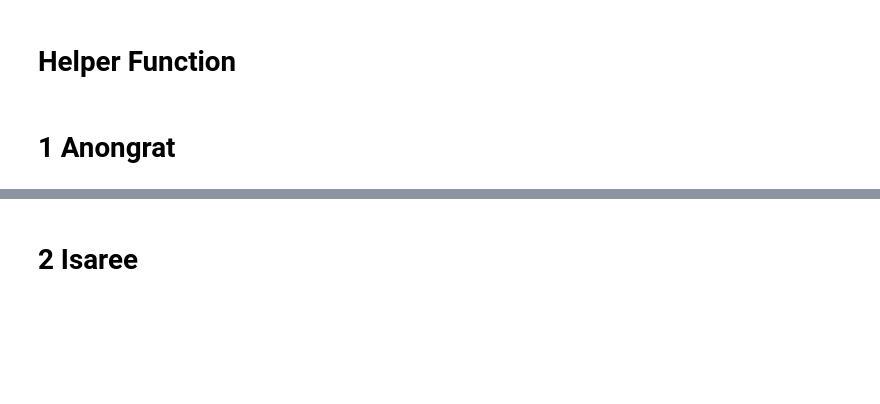
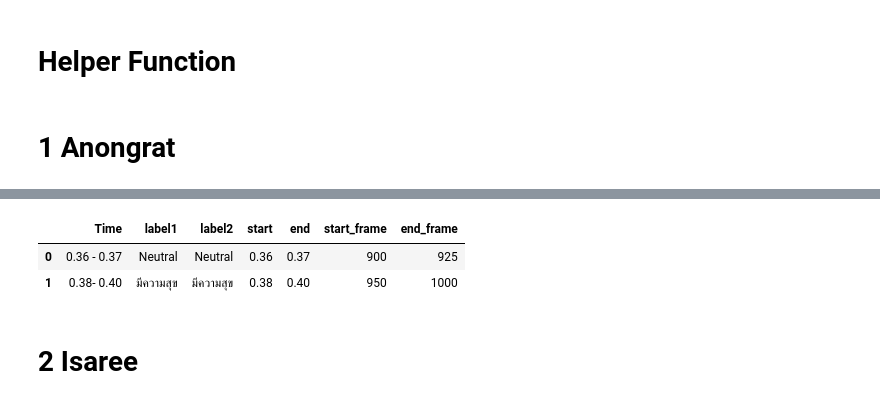
Before and after one commit to SukritJaAIproject/AICARE, a Jupyter notebook: test_youtube/Prepare_data.ipynb, the cells around one changed output, grey strips where cells are left out. Saved outputs shown, nothing was run; the diff lists cells and outputs as text; code cells hidden in the pictures; blank space fills up the shorter version.

```diff
--- a/test_youtube/Prepare_data.ipynb
+++ b/test_youtube/Prepare_data.ipynb
@@ -291,3 +84,9 @@ files.download('Anongrat.csv')
+# %%
+zdf.head(2)
+# %% [output]
+|  | Time | label1 | label2 | start | end | start_frame | end_frame |
+| 0 | 0.36 - 0.37 | Neutral | Neutral | 0.36 | 0.37 | 900 | 925 |
+| 1 | 0.38- 0.40 | มีความสุข | มีความสุข | 0.38 | 0.40 | 950 | 1000 |
 # %% [markdown]
 # 2 Isaree
 # %%
```
Also changed, not shown: parts of 8 cells of this notebook, 1 other file.
